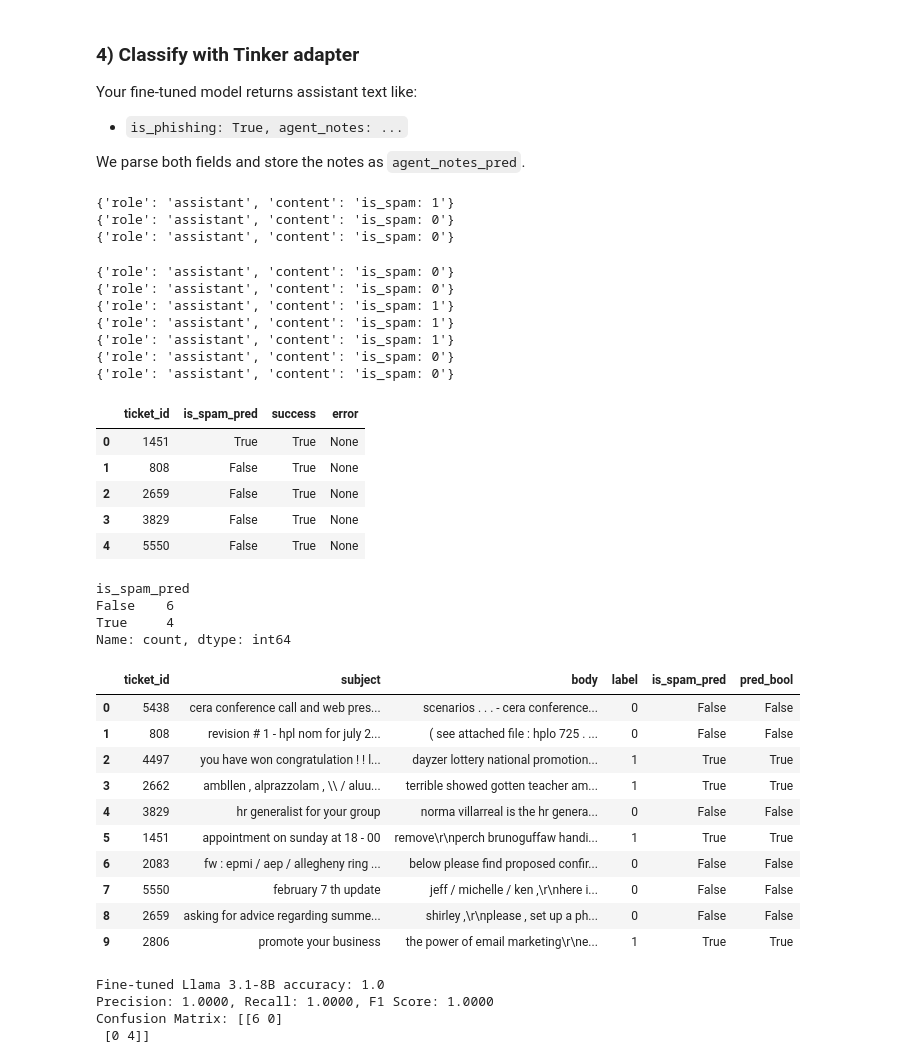
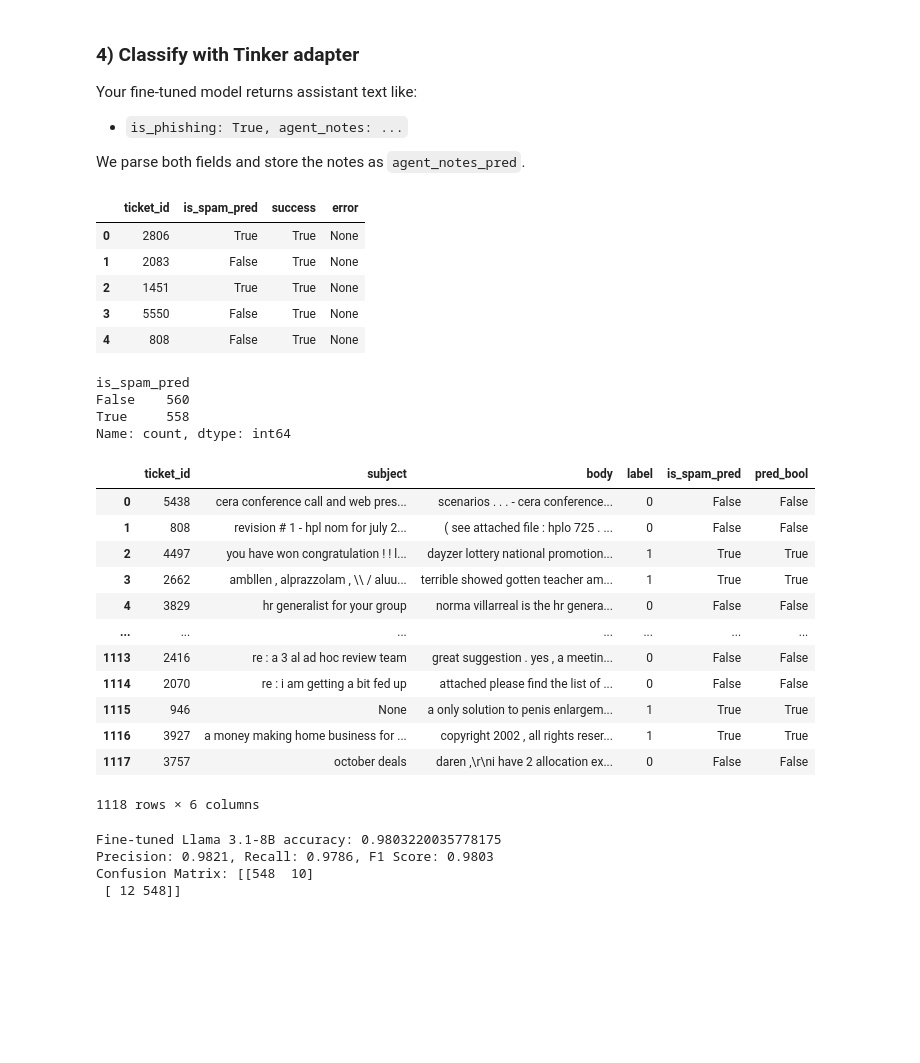
Before and after one commit to emelas-tomoro/tomoro_finetune_cookbook, a Jupyter notebook: notebooks_sl/inference.ipynb, the cells around one changed output. Drawn from its saved outputs; the diff is of its cells as text; code cells hidden in the pictures; blank space fills up the shorter version.

```diff
--- a/notebooks_sl/inference.ipynb
+++ b/notebooks_sl/inference.ipynb
@@ -525,49 +521,39 @@ async def process_all_messages_phishing_tinker(
             )
 
             # Store category as a plain string for easier pandas usage.
             is_spam = pred.is_spam.value if hasattr(pred.is_spam, "value") else str(pred.is_spam)
 
             # Some datasets don't have ticket_id; fall back to the row index.
             ticket_id = row.get("ticket_id", row_idx)
 
             return {
                 "ticket_id": ticket_id,
                 "is_spam_pred": is_spam,
                 "success": True,
                 "error": None,
             }
 
     tasks = [asyncio.create_task(process_single(row_idx, row)) for row_idx, row in rows]
 
     results: list[Dict[str, Any]] = []
     for fut in tqdm(asyncio.as_completed(tasks), total=len(tasks)):
         results.append(await fut)
 
     return results
 
 
-tinker_results = await process_all_messages_phishing_tinker(lora_test.iloc[:10], max_rows=None)
+tinker_results = await process_all_messages_phishing_tinker(lora_test, max_rows=None)
 df_tinker = pd.DataFrame(tinker_results)
 # df_tinker.to_parquet("../data/verification/tinker_results_spam.parquet")
 # df_tinker = pd.read_parquet("../data/verification/tinker_results_spam.parquet")
 df_tinker.head()
 # %% [output]
-{'role': 'assistant', 'content': 'is_spam: 1'}
-{'role': 'assistant', 'content': 'is_spam: 0'}
-{'role': 'assistant', 'content': 'is_spam: 0'}
-{'role': 'assistant', 'content': 'is_spam: 0'}
-{'role': 'assistant', 'content': 'is_spam: 0'}
-{'role': 'assistant', 'content': 'is_spam: 1'}
-{'role': 'assistant', 'content': 'is_spam: 1'}
-{'role': 'assistant', 'content': 'is_spam: 1'}
-{'role': 'assistant', 'content': 'is_spam: 0'}
-{'role': 'assistant', 'content': 'is_spam: 0'}
 |  | ticket_id | is_spam_pred | success | error |
-| 0 | 1451 | True | True | None |
-| 1 | 808 | False | True | None |
-| 2 | 2659 | False | True | None |
-| 3 | 3829 | False | True | None |
-| 4 | 5550 | False | True | None |
+| 0 | 2806 | True | True | None |
+| 1 | 2083 | False | True | None |
+| 2 | 1451 | True | True | None |
+| 3 | 5550 | False | True | None |
+| 4 | 808 | False | True | None |
 # %%
 # Merge predictions back into the evaluation dataframe.
 # Some datasets (like Enron) don't have a ticket_id column.
@@ -589,8 +575,8 @@ display(
 )
 # %% [output]
 is_spam_pred
-False    6
-True     4
+False    560
+True     558
 Name: count, dtype: int64
 |  | ticket_id | subject | body | label | is_spam_pred | pred_bool |
 | 0 | 5438 | cera conference call and web pres... | scenarios . . . - cera conference... | 0 | False | False |
@@ -598,11 +584,13 @@ Name: count, dtype: int64
 | 2 | 4497 | you have won congratulation ! ! l... | dayzer lottery national promotion... | 1 | True | True |
 | 3 | 2662 | ambllen , alprazzolam , \\ / aluu... | terrible showed gotten teacher am... | 1 | True | True |
 | 4 | 3829 | hr generalist for your group | norma villarreal is the hr genera... | 0 | False | False |
-| 5 | 1451 | appointment on sunday at 18 - 00 | remove\r\nperch brunoguffaw handi... | 1 | True | True |
-| 6 | 2083 | fw : epmi / aep / allegheny ring ... | below please find proposed confir... | 0 | False | False |
-| 7 | 5550 | february 7 th update | jeff / michelle / ken ,\r\nhere i... | 0 | False | False |
-| 8 | 2659 | asking for advice regarding summe... | shirley ,\r\nplease , set up a ph... | 0 | False | False |
-| 9 | 2806 | promote your business | the power of email marketing\r\ne... | 1 | True | True |
+| ... | ... | ... | ... | ... | ... | ... |
+| 1113 | 2416 | re : a 3 al ad hoc review team | great suggestion . yes , a meetin... | 0 | False | False |
+| 1114 | 2070 | re : i am getting a bit fed up | attached please find the list of ... | 0 | False | False |
+| 1115 | 946 | None | a only solution to penis enlargem... | 1 | True | True |
+| 1116 | 3927 | a money making home business for ... | copyright 2002 , all rights reser... | 1 | True | True |
+| 1117 | 3757 | october deals | daren ,\r\ni have 2 allocation ex... | 0 | False | False |
+1118 rows × 6 columns
 # %%
 # df_phishing_messages_tinker.dropna(subset=['category'],inplace=True)
 # %%
@@ -629,7 +617,7 @@ print("Fine-tuned Llama 3.1-8B accuracy:", accuracy_score(y_true, y_pred))
 print(f"Precision: {precision:.4f}, Recall: {recall:.4f}, F1 Score: {f1:.4f}")
 print(f"Confusion Matrix: {cm}")
 # %% [output]
-Fine-tuned Llama 3.1-8B accuracy: 1.0
-Precision: 1.0000, Recall: 1.0000, F1 Score: 1.0000
-Confusion Matrix: [[6 0]
- [0 4]]
+Fine-tuned Llama 3.1-8B accuracy: 0.9803220035778175
+Precision: 0.9821, Recall: 0.9786, F1 Score: 0.9803
+Confusion Matrix: [[548  10]
+ [ 12 548]]
```
Also changed, not shown: parts of 4 cells of this notebook, 16 other files.
